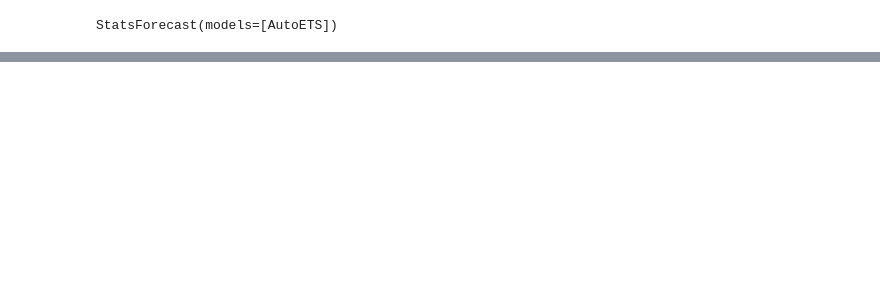
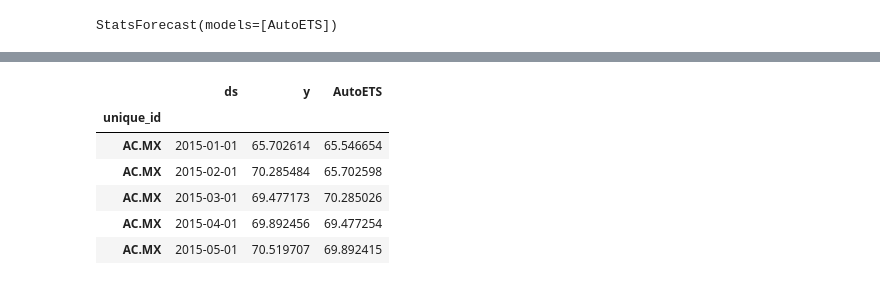
Before and after one commit to Michelleagl/Series_de_Tiempo, a Jupyter notebook: ETS_IPC.ipynb, the cells around one changed output, grey strips where cells are left out. Cells and saved outputs as stored; diff of their text form; code cells hidden in the pictures; blank space fills up the shorter version.

```diff
--- a/ETS_IPC.ipynb
+++ b/ETS_IPC.ipynb
@@ -125,0 +155,2 @@ AttributeError: 'StatsForecast' object has no attribute 'fitted_values'
+# %%
+train_hat = sf.forecast_fitted_values()
@@ -125,0 +179,10 @@ AttributeError: 'StatsForecast' object has no attribute 'fitted_values'
+# %%
+train_hat.head()
+# %% [output]
+|  | ds | y | AutoETS |
+| unique_id |  |  |  |
+| AC.MX | 2015-01-01 | 65.702614 | 65.546654 |
+| AC.MX | 2015-02-01 | 70.285484 | 65.702598 |
+| AC.MX | 2015-03-01 | 69.477173 | 70.285026 |
+| AC.MX | 2015-04-01 | 69.892456 | 69.477254 |
+| AC.MX | 2015-05-01 | 70.519707 | 69.892415 |
```
Also changed, not shown: parts of 24 cells of this notebook.
